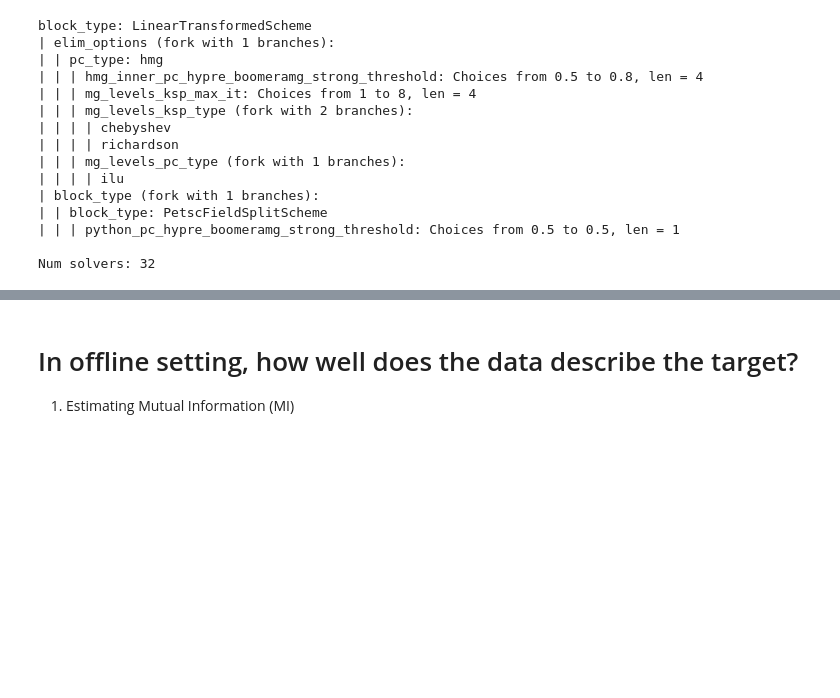
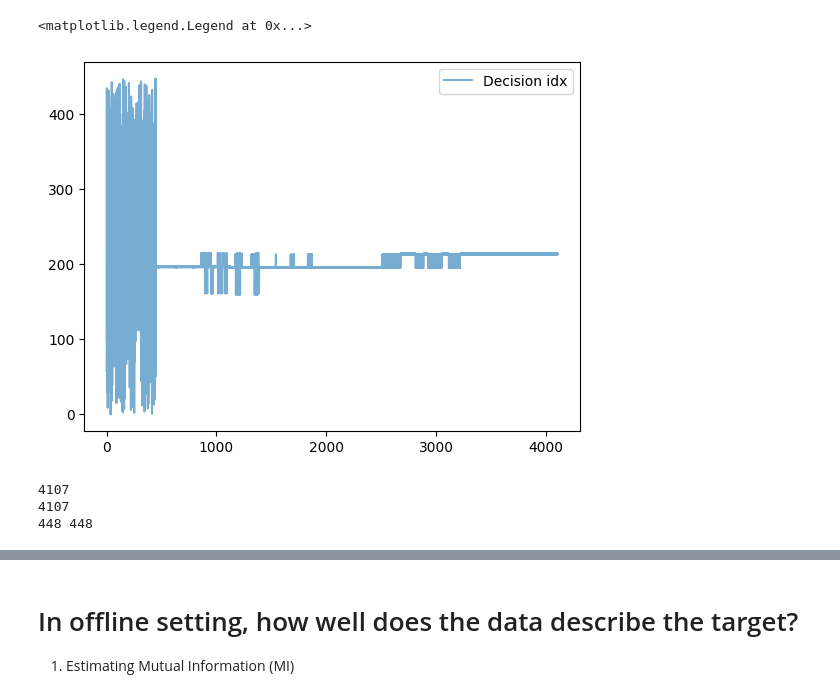
Before and after one commit to Yuriyzabegaev/FTHM-Solver, a Jupyter notebook: solver_selection_thm/thm_results.ipynb, the cells around one changed output, grey strips where cells are left out. Cells and saved outputs as stored; diff of their text form; code cells hidden in the pictures; blank space fills up the shorter version.

```diff
--- a/solver_selection_thm/thm_results.ipynb
+++ b/solver_selection_thm/thm_results.ipynb
@@ -95,30 +156,0 @@ plt.tight_layout()
-# %%
-solver_space = SolverSpace(
-    solver_space_scheme=make_solver_space_scheme_fthm(nd=3),
-    solver_scheme_builders=KNOWN_SOLVER_COMPONENTS_THM,
-)
-num_solvers = solver_space.all_decisions_encoding.shape[0]
-performance_predictor = PerformancePredictorPassiveAgressive(num_solvers=num_solvers)
-solver_selector = SolverSelector(
-    reward_estimator=RewardEstimator(),
-    solver_space=solver_space,
-    performance_predictor=performance_predictor,
-)
-print(solver_space.decision_tree)
-print('\nNum solvers:', num_solvers)
-# %% [output]
-block_type: LinearTransformedScheme
-| elim_options (fork with 1 branches):
-| | pc_type: hmg
-| | | hmg_inner_pc_hypre_boomeramg_strong_threshold: Choices from 0.5 to 0.8, len = 4
-| | | mg_levels_ksp_max_it: Choices from 1 to 8, len = 4
-| | | mg_levels_ksp_type (fork with 2 branches):
-| | | | chebyshev
-| | | | richardson
-| | | mg_levels_pc_type (fork with 1 branches):
-| | | | ilu
-| block_type (fork with 1 branches):
-| | block_type: PetscFieldSplitScheme
-| | | python_pc_hypre_boomeramg_strong_threshold: Choices from 0.5 to 0.5, len = 1
-
-Num solvers: 32
@@ -129,0 +157,29 @@ X, y = np.array(history.features), np.array(history.reward)
+# %%
+from solver_selection_thm.selector import SolverSelectorHistory
+common_history: SolverSelectorHistory = solver_selection_history[-1]
+# for x in solver_selection_history:
+#     if x is None:
+#         continue
+#     common_history = x
+
+
+
+decision_id = np.array(common_history.decision_idx)
+
+# plt.plot(common_history.expectation, label='Expectation', alpha=0.6)
+# plt.plot(common_history.reward, label='Reward', alpha=0.6)
+plt.plot(common_history.decision_idx, label='Decision idx', alpha=0.6)
+
+plt.legend()
+# plt.ylim(-2, 0)
+# %% [output]
+<matplotlib.legend.Legend at 0x...>
+[figure, added]
+# %%
+print(len(common_history.reward))
+print(len(common_history.features))
+print(np.unique(decision_id).size, num_solvers)
+# %% [output]
+4107
+4107
+448 448
```
Also changed, not shown: parts of 66 cells of this notebook, 9 other files.
